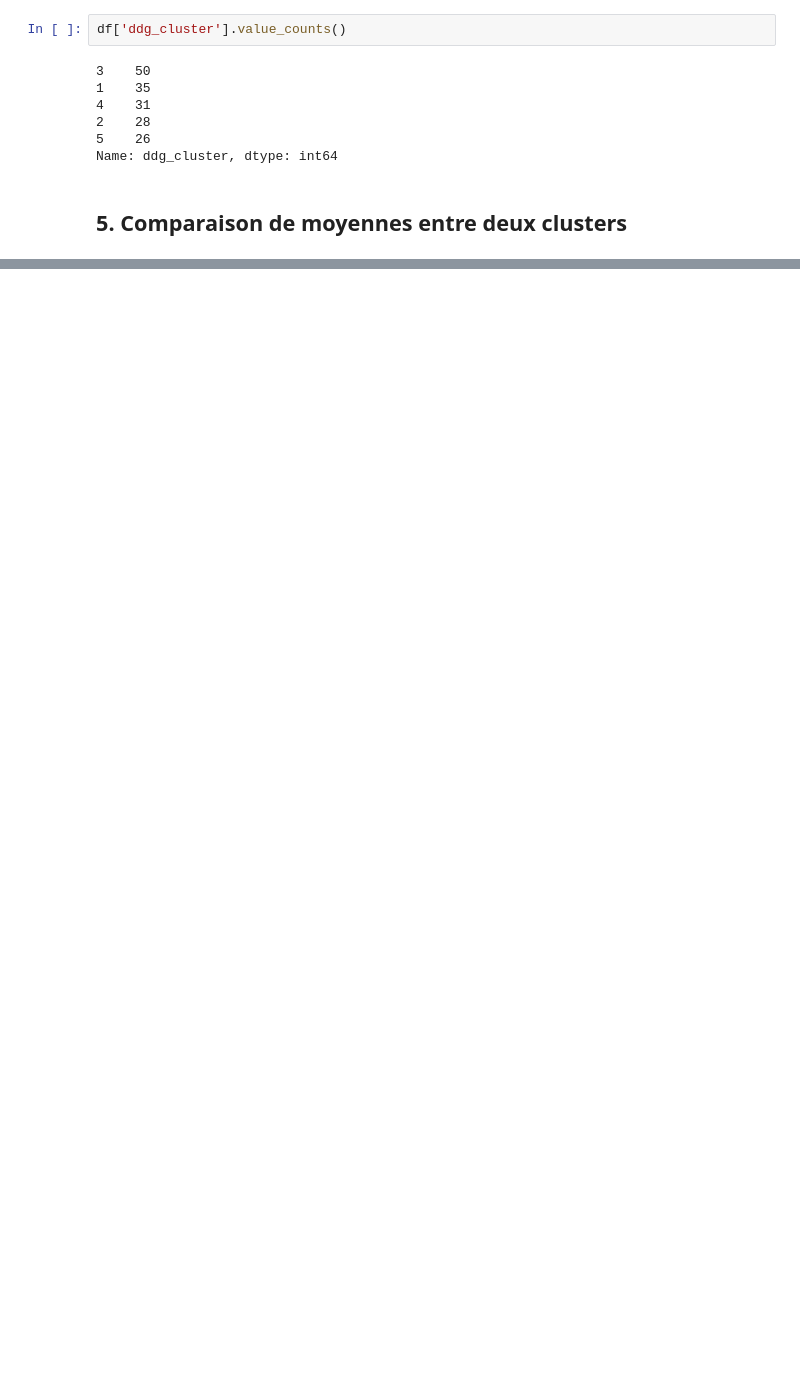
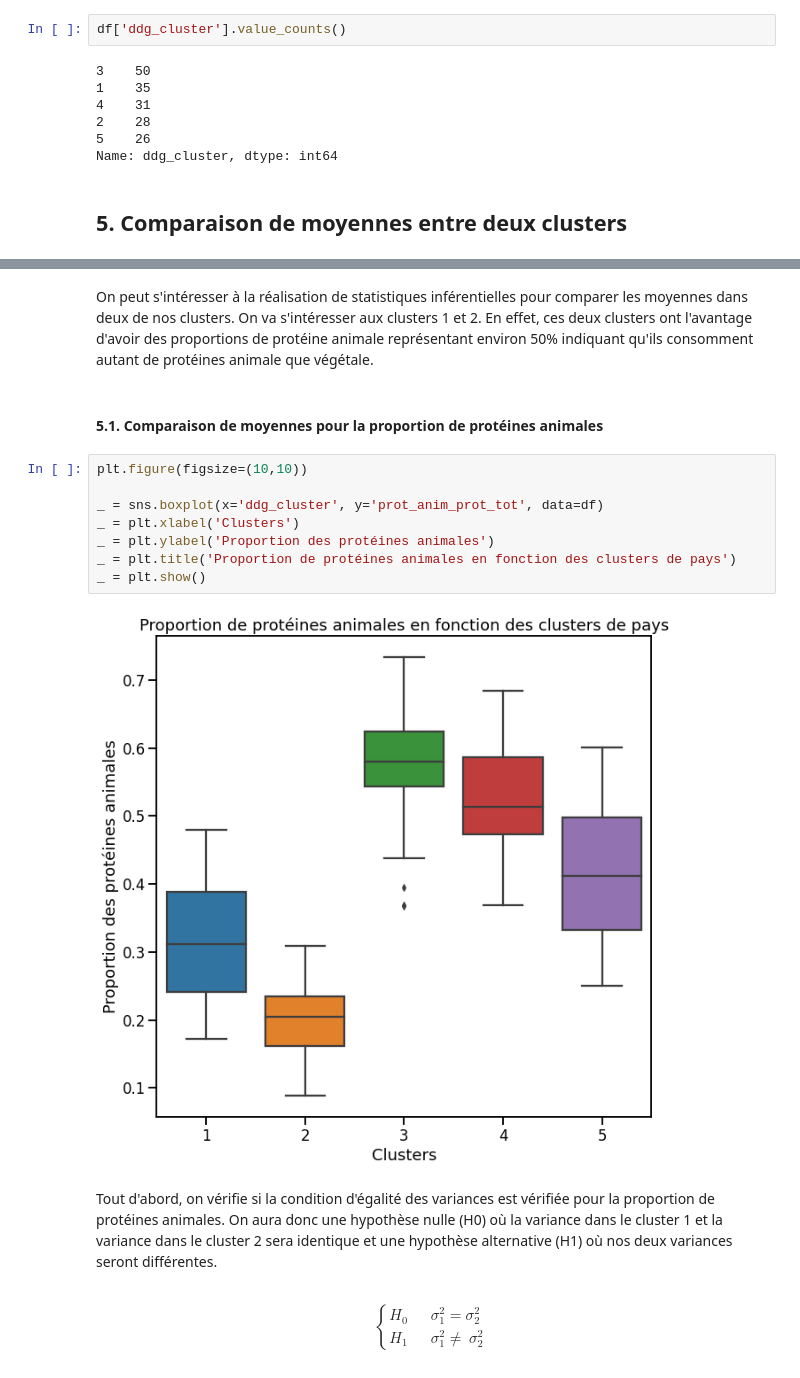
Before and after one commit to Sylvariane/etude_marche, a Jupyter notebook: P5_02_code.ipynb, the cells around one changed output, grey strips where cells are left out. Saved outputs shown, nothing was run; the diff lists cells and outputs as text; blank space fills up the shorter version.

```diff
--- a/P5_02_code.ipynb
+++ b/P5_02_code.ipynb
@@ -478,0 +525,22 @@ Name: ddg_cluster, dtype: int64
+# %% [markdown]
+On peut s'intéresser à la réalisation de statistiques inférentielles pour comparer les moyennes dans deux de nos clusters. On va s'intéresser aux clusters 1 et 2.
+En effet, ces deux clusters ont l'avantage d'avoir des proportions de protéine animale représentant environ 50% indiquant qu'ils consomment autant de protéines animale que végétale.
+# %% [markdown]
+#### 5.1. Comparaison de moyennes pour la proportion de protéines animales
+# %%
+plt.figure(figsize=(10,10))
+
+_ = sns.boxplot(x='ddg_cluster', y='prot_anim_prot_tot', data=df)
+_ = plt.xlabel('Clusters')
+_ = plt.ylabel('Proportion des protéines animales')
+_ = plt.title('Proportion de protéines animales en fonction des clusters de pays')
+_ = plt.show()
+# %% [output]
+[figure, added]
+# %% [markdown]
+Tout d'abord, on vérifie si la condition d'égalité des variances est vérifiée pour la proportion de protéines animales. On aura donc une hypothèse nulle (H0) où la variance dans le cluster 1 et la variance dans le cluster 2 sera identique et une hypothèse alternative (H1) où nos deux variances seront différentes.
+# %% [markdown]
+  \begin{cases}
+    H_0      & \quad \sigma^2_1 = \sigma^2_2\\
+    H_1      & \quad \sigma^2_1 \neq\ \sigma^2_2
+  \end{cases}
```
Also changed, not shown: parts of 53 cells of this notebook.
